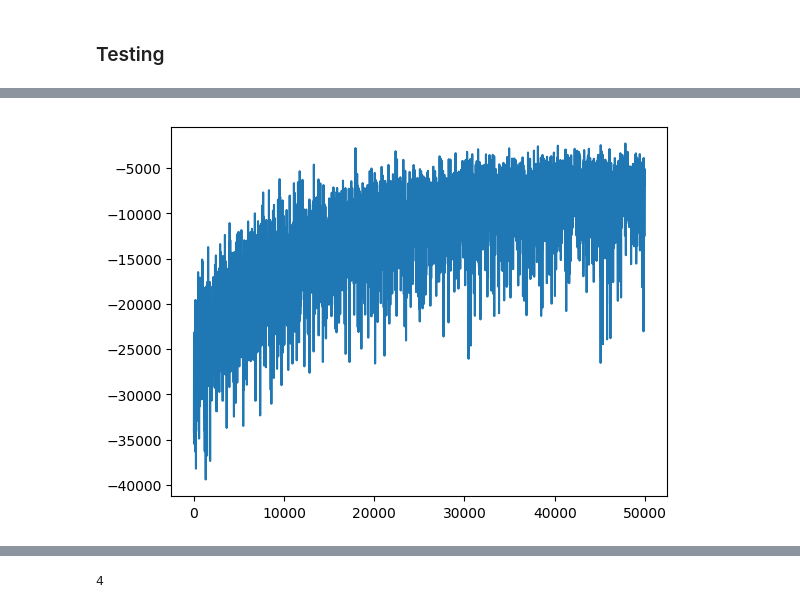
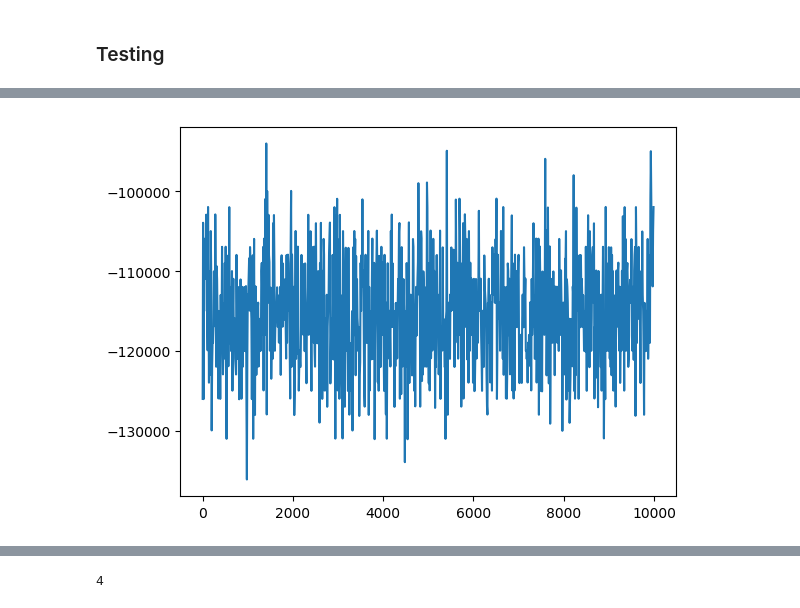
Before and after one commit to dsalgador/RL-Project, a Jupyter notebook: Test-Q-Simulations.ipynb, the cells around one changed output, grey strips where cells are left out. Drawn from its saved outputs; the diff is of its cells as text; code cells hidden in the pictures.

Commit message:
Definitive configuration of parameters for simulation 15 runing during eastern

```diff
--- a/Test-Q-Simulations.ipynb
+++ b/Test-Q-Simulations.ipynb
@@ -442,23 +442,23 @@ plt.show()
 # %%
 # Visualizing train simulation:
 
 # train_anim = ut.create_system_animation(train_visualization_steps, train_iterations, train_freq)
 # HTML(train_anim.to_html5_video())
 
-episode =50000
-simulation_id = 14
+episode =10000
+simulation_id = 15
 step = 10
 discrewards_list = ut.load_obj("discrewards/discrew-train-sim" + f"{simulation_id}" + "-" + f"{episode}")
 
 discrewards_list2 = [discrewards_list[i] for i in range(0,len(discrewards_list),step)]
 
 p = plt.plot([i for i in range(0,len(discrewards_list),step)],
              discrewards_list2)
 
 #print(discrewards_list)
 plt.show()
 # %% [output]
-[figure, old version]
+[figure, new version]
 # %%
    # simulation_id = 4
     #train_iterations = 2*10**6
```
Also changed, not shown: parts of 9 cells of this notebook, 2 other files.
